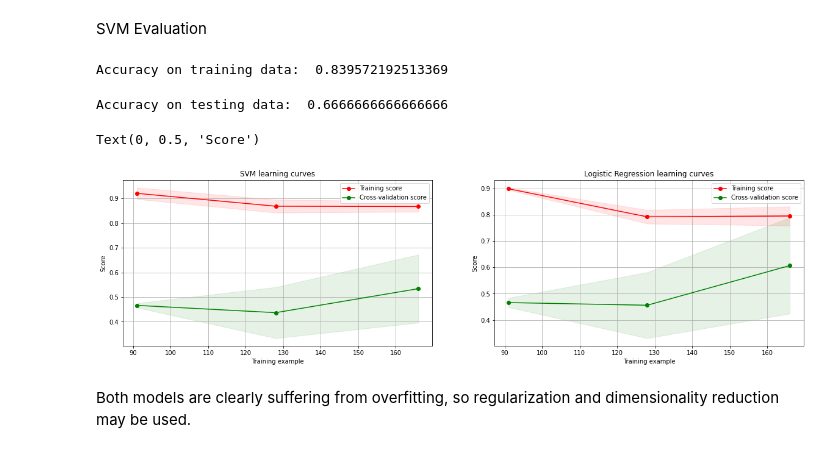
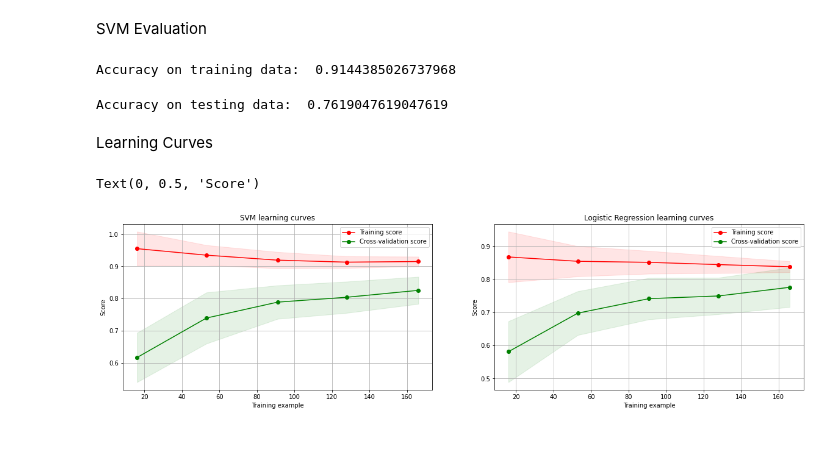
Before and after one commit to Mo-Abdelhameed/Machine-Learning, a Jupyter notebook: Sonar rock vs mine prediction/RockVsMine.ipynb, the cells around one changed output. Cells and saved outputs as stored; diff of their text form; code cells hidden in the pictures.

```diff
--- a/Sonar rock vs mine prediction/RockVsMine.ipynb
+++ b/Sonar rock vs mine prediction/RockVsMine.ipynb
@@ -55,7 +56,7 @@ sonar_data.groupby(60).mean()
 2 rows × 60 columns
 # %%
 #Seperate data and labels
-X = sonar_data.drop(columns=[60,59,58,57,56,55,54,53,52,51,50,49,48,47,46,45,44,43,42,41,40], axis=1)
+X = sonar_data.drop(columns=[60], axis=1)
 Y = sonar_data[60]
 # %% [markdown]
 Training and Testing data
@@ -64,9 +66,9 @@ X_train, X_test, Y_train, Y_test = train_test_split(X, Y, test_size = 0.1, strat
 # %% [markdown]
 Model Training
 # %%
-logistic_regression = LogisticRegression(C=1)
+logistic_regression = LogisticRegression()
 logistic_regression.fit(X_train, Y_train)
 
-svm = SVC(kernel='rbf', C=1)
+svm = SVC(C=0.6, kernel='poly')
 svm.fit(X_train, Y_train)
 # %% [output]
@@ -95,18 +97,20 @@ training_prediction = svm.predict(X_train)
 training_accuracy = accuracy_score(training_prediction, Y_train)
 print("Accuracy on training data: ", training_accuracy)
 # %% [output]
-Accuracy on training data:  0.839572192513369
+Accuracy on training data:  0.9144385026737968
 # %%
 #Accuracy of testing data for SVM
 testing_prediction = svm.predict(X_test)
 testing_accuracy = accuracy_score(testing_prediction, Y_test)
 print("Accuracy on testing data: ", testing_accuracy)
 # %% [output]
-Accuracy on testing data:  0.6666666666666666
+Accuracy on testing data:  0.7619047619047619
+# %% [markdown]
+Learning Curves
 # %%
+cv = ShuffleSplit(n_splits=50, test_size=0.2)
 
-
-train_sizes, train_scores, test_scores = learning_curve(svm, X, Y)
+train_sizes, train_scores, test_scores = learning_curve(svm, X, Y, cv=cv)
 train_scores_mean = np.mean(train_scores, axis=1)
 train_scores_std = np.std(train_scores, axis=1)
 test_scores_mean = np.mean(test_scores, axis=1)
@@ -134,7 +138,7 @@ axes[0].plot(train_sizes, test_scores_mean, "o-", color="g", label="Cross-valida
 axes[0].grid()
 axes[0].legend()
 
-train_sizes, train_scores, test_scores = learning_curve(logistic_regression, X, Y)
+train_sizes, train_scores, test_scores = learning_curve(logistic_regression, X, Y, cv=cv)
 train_scores_mean = np.mean(train_scores, axis=1)
 train_scores_std = np.std(train_scores, axis=1)
 test_scores_mean = np.mean(test_scores, axis=1)
@@ -143,33 +147,31 @@ test_scores_std = np.std(test_scores, axis=1)
 axes[1].fill_between(
         train_sizes,
         train_scores_mean - train_scores_std,
         train_scores_mean + train_scores_std,
         alpha=0.1,
         color="r",
 )
 
 axes[1].plot(train_sizes, train_scores_mean, "o-", color="r", label="Training score")
 
 axes[1].fill_between(
         train_sizes,
         test_scores_mean - test_scores_std,
         test_scores_mean + test_scores_std,
         alpha=0.1,
         color="g",
 )
 axes[1].plot(train_sizes, test_scores_mean, "o-", color="g", label="Cross-validation score")
 axes[1].grid()
 axes[1].legend(loc='best')
 
 axes[0].set_title('SVM learning curves')
 axes[0].set_xlabel('Training example')
 axes[0].set_ylabel('Score')
 
 axes[1].set_title('Logistic Regression learning curves')
 axes[1].set_xlabel('Training example')
 axes[1].set_ylabel('Score')
 # %% [output]
 Text(0, 0.5, 'Score')
-[figure, old version]
+[figure, new version]
-# %% [markdown]
-Both models are clearly suffering from overfitting, so regularization and dimensionality reduction may be used.
```
Also changed, not shown: parts of 4 cells of this notebook.
